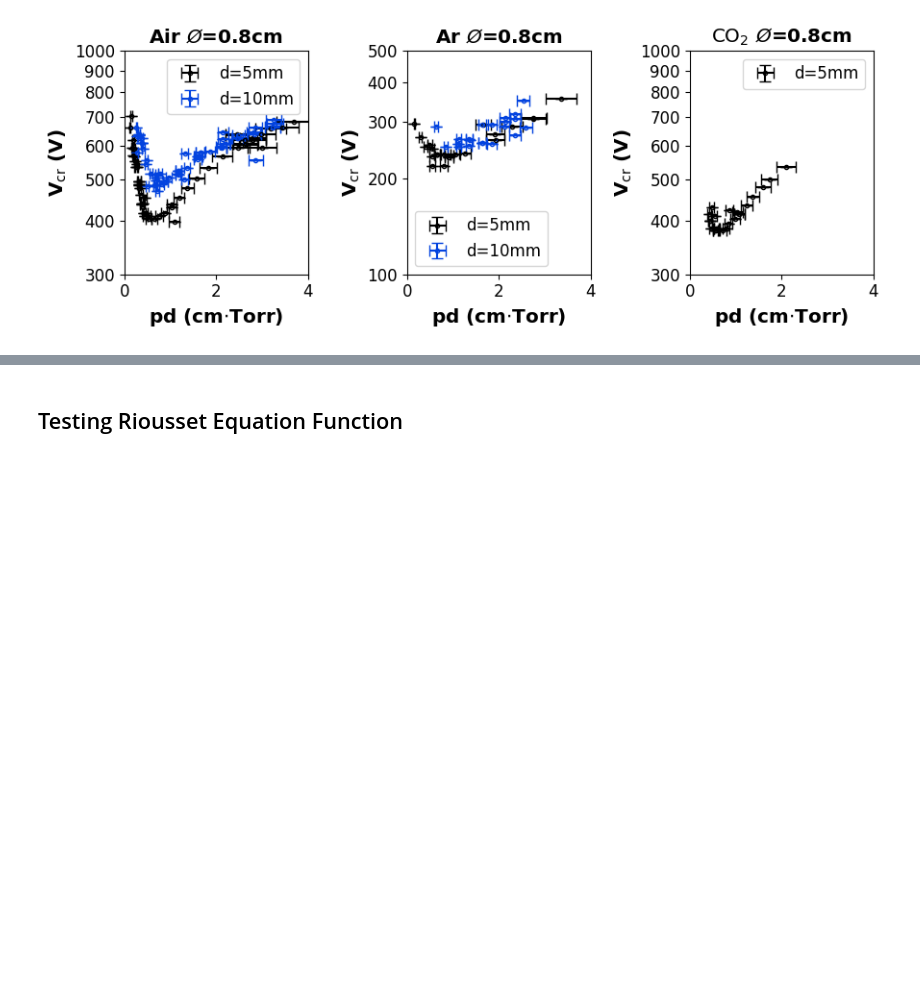
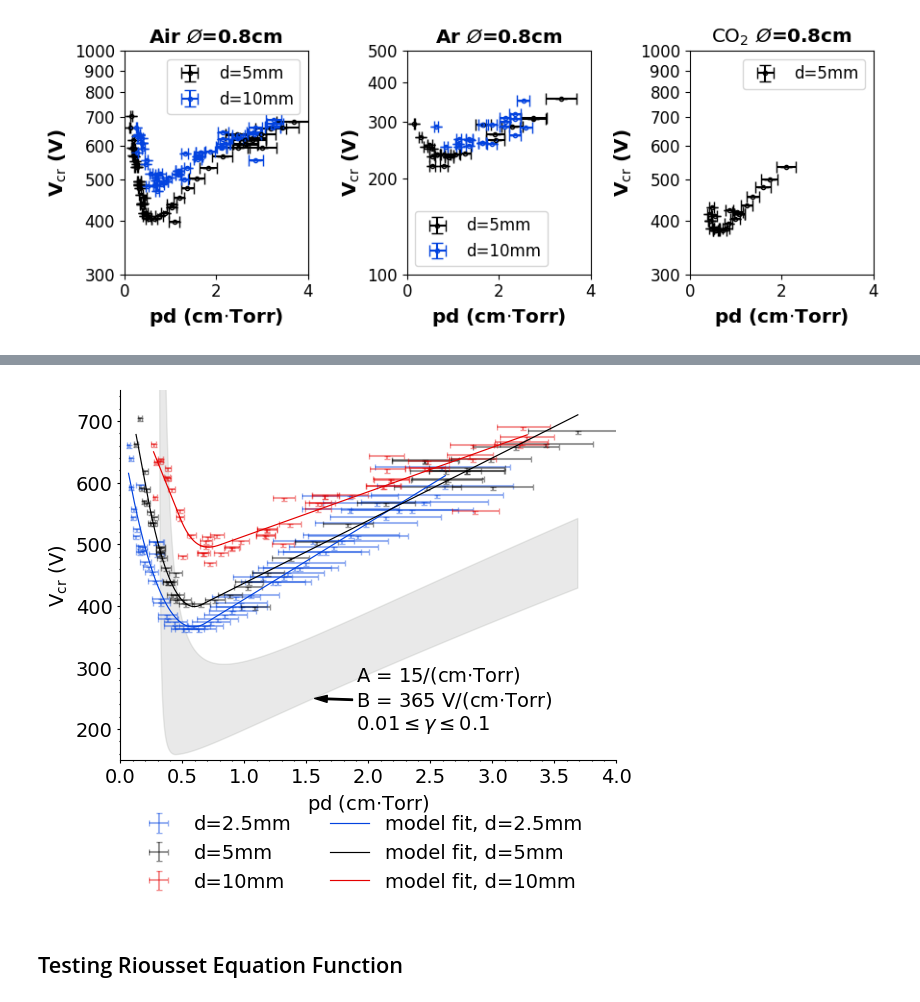
Before and after one commit to s-gerow/SAIL-Plasma, a Jupyter notebook: BeAMED/Test Scripts/FAS_analysis.ipynb, the cells around one changed output, grey strips where cells are left out. Saved outputs shown, nothing was run; the diff lists cells and outputs as text; code cells hidden in the pictures; blank space fills up the shorter version.

```diff
--- a/BeAMED/Test Scripts/FAS_analysis.ipynb
+++ b/BeAMED/Test Scripts/FAS_analysis.ipynb
@@ -386,20 +437,19 @@ fig.savefig('./Beamed_data_11102025/2_5mmFit_.svg', transparent=True)
 # %%
-fig2 = plt.Figure(figsize=(3.5,3))
-ax2 = fig2.add_subplot()
+fig2, ax2 = plt.subplots(1,1)#, figsize = (4,5))
 #ax2.set_title(r'Breakdown in air: d=2.5m & $\O$=0.8cm', fontdict = dict(fontweight='bold'))
-ax2.set_xlabel(r'pd (cm$\cdot$Torr)')
-ax2.set_ylabel(r'V$_{\rm cr}$ (V)')
+ax2.set_xlabel(r'pd (cm$\cdot$Torr)', fontdict=font)
+ax2.set_ylabel(r'V$_{\rm cr}$ (V)', fontdict=font)
 ax2.set_ylim([150,750])
 ax2.xaxis.set_minor_locator(MultipleLocator(11))
 ax2.yaxis.set_minor_locator(MultipleLocator(5))
-ax2.tick_params(which='minor', length=1, width = 0.8)
-ax2.tick_params(which='major', length=2, width = 0.8)
+ax2.tick_params(which='minor', length=1, width = 0.8, labelsize=font['size'])
+ax2.tick_params(which='major', length=2, width = 0.8, labelsize=font['size'])
 ax2.minorticks_on()
 
 
-ax2.errorbar(pd2_5, v2_5, [v_err2_5 + 5, v_err2_5], pd_err2_5, fmt='', ls = 'none', capsize=2, markerfacecolor = 'none', color = 'xkcd:blue', label = 'd=2.5mm')
-ax2.errorbar(pd5, v5, [v_err5 + 5, v_err5], pd_err5, fmt='', ls = 'none', capsize=2, markerfacecolor = 'none', color = 'xkcd:black', label = 'd=5mm')
-ax2.errorbar(pd10mod, v10mod, [v_err10mod + 5, v_err10mod], pd_err10mod, fmt='', ls = 'none', capsize=2, markerfacecolor = 'none', color = 'xkcd:red', label = 'd=10mm')
+ax2.errorbar(pd2_5, v2_5, [v_err2_5 + 5, v_err2_5], pd_err2_5, fmt='', ls = 'none', capsize=2, markerfacecolor = 'none', color = 'xkcd:blue', label = 'd=2.5mm', alpha = 0.4)
+ax2.errorbar(pd5, v5, [v_err5 + 5, v_err5], pd_err5, fmt='', ls = 'none', capsize=2, markerfacecolor = 'none', color = 'xkcd:black', label = 'd=5mm', alpha = 0.4)
+ax2.errorbar(pd10mod, v10mod, [v_err10mod + 5, v_err10mod], pd_err10mod, fmt='', ls = 'none', capsize=2, markerfacecolor = 'none', color = 'xkcd:red', label = 'd=10mm', alpha=0.4)
 
 pd_fit2_5, _ = split_data(pd2_5, v2_5, nodepoints2_5[0], nodepoints2_5[1], length=300)
 v_fit2_5 = np.concatenate(eval_polynomial(pd_fit2_5, coeffs2_5))
@@ -413,9 +463,9 @@ pd_fit10, _ = split_data(pd10mod, v10mod, nodepoints10[0], nodepoints10[1], leng
 v_fit10 = np.concatenate(eval_polynomial(pd_fit10, coeffs10))
 pd_fit10 = np.concatenate(pd_fit10)
 
-ax2.plot(pd_fit2_5, v_fit2_5, color='xkcd:blue', label = 'model fit, d=2.5mm', linewidth = 0.75)
-ax2.plot(pd_fit5, v_fit5, color='xkcd:black', label = 'model fit, d=5mm', linewidth = 0.75)
-ax2.plot(pd_fit10, v_fit10, color='xkcd:red', label = 'model fit, d=10mm', linewidth =0.75)
+ax2.plot(pd_fit2_5, v_fit2_5, color='xkcd:blue', label = 'model fit, d=2.5mm', linewidth = 0.85)
+ax2.plot(pd_fit5, v_fit5, color='xkcd:black', label = 'model fit, d=5mm', linewidth = 0.85)
+ax2.plot(pd_fit10, v_fit10, color='xkcd:red', label = 'model fit, d=10mm', linewidth =0.85)
 
 arrow_opts = dict(width=1,
                   headwidth = 5,
@@ -434,38 +484,48 @@ pd_ves_test_gglow, v_ves_test_gglow = EngleSteinbeckEquation(pd_theory, A = A, B
 pd_ves_test_gghigh, v_ves_test_gghigh = EngleSteinbeckEquation(pd_theory, A = A, B = B, gg= gghigh, reject_asymptote=True)
 idx_drop = []
 if len(pd_ves_test_gghigh) > len(pd_ves_test_gglow):
     for i,pdx in enumerate(pd_ves_test_gghigh):
         if pdx not in pd_ves_test_gglow:
             idx_drop.append(i)
     for i in idx_drop:
         v_ves_test_gghigh = np.concatenate([v_ves_test_gghigh[:i],v_ves_test_gghigh[i+1:]])
     ax2.fill_between(pd_ves_test_gglow, v_ves_test_gglow, v_ves_test_gghigh, color='xkcd:grey', alpha = 0.2)
-    ax2.annotate(f"A = {A}/(cm$\cdot$Torr)\nB = {B} V/(cm$\cdot$Torr)\n{gglow}$\leq\gamma\leq${gghigh}", [pd_ves_test_gglow[350], v_ves_test_gghigh[350]], [1.9, 200], arrowprops=arrow_opts)
+    ax2.annotate(f"A = {A}/(cm$\cdot$Torr)\nB = {B} V/(cm$\cdot$Torr)\n{gglow}$\leq\gamma\leq${gghigh}", [pd_ves_test_gglow[350], v_ves_test_gghigh[350]], [1.9, 200], arrowprops=arrow_opts, fontsize=font['size'])
 elif len(pd_ves_test_gglow) > len(pd_ves_test_gghigh):
     for i,pdx in enumerate(pd_ves_test_gglow):
         if pdx not in pd_ves_test_gghigh:
             idx_drop.append(i)
     for i in idx_drop:
         v_ves_test_gglow = np.concatenate([v_ves_test_gglow[:i],v_ves_test_gglow[i+1:]])
     ax2.fill_between(pd_ves_test_gghigh, v_ves_test_gglow, v_ves_test_gghigh, color='xkcd:grey', alpha = 0.2)
-    ax2.annotate(f"A = {A}/(cm$\cdot$Torr)\nB = {B} V/(cm$\cdot$Torr)\n{gglow}$\leq\gamma\leq${gghigh}", [pd_ves_test_gghigh[350], v_ves_test_gghigh[350]], [1.9, 200], arrowprops=arrow_opts)
+    ax2.annotate(f"A = {A}/(cm$\cdot$Torr)\nB = {B} V/(cm$\cdot$Torr)\n{gglow}$\leq\gamma\leq${gghigh}", [pd_ves_test_gghigh[350], v_ves_test_gghigh[350]], [1.9, 200], arrowprops=arrow_opts, fontsize=font['size'])
 
 
+ax2.set_xlim((0,4))
+# ax3 = ax2.secondary_xaxis(-0.2, (cmtorr2mpa, mpa2cmtorr))
+# ax3.set_xlabel(r"pd (m$\cdot$Pa)")
 
+ax2.spines['top'].set_visible(False)
+ax2.spines['right'].set_visible(False)
 
 handles, labels = fig2.gca().get_legend_handles_labels()
 order = [3,4,5,0,1,2]
 
 
 fig2.legend([handles[idx] for idx in order],
            [labels[idx] for idx in order],
            loc = 'lower center',
            ncol = 2,
-           bbox_to_anchor = (0.5,-0.37),
-           frameon = False
+           bbox_to_anchor = (0.5,-0.2),
+           frameon = False,
+           fontsize=font['size']
            )
 
-fig2.savefig('./Beamed_data_11102025/se_new.svg', transparent=True)
+plt.show()
+fig2.tight_layout()
+fig2.savefig('figures9-11/IEEE_fig5.pdf', format = 'pdf', transparent=True, bbox_inches='tight')
+# %% [output]
+[figure, added]
 # %% [markdown]
 ## Testing Riousset Equation Function
 # %%
```
Also changed, not shown: parts of 6 cells of this notebook, 4 other files.
